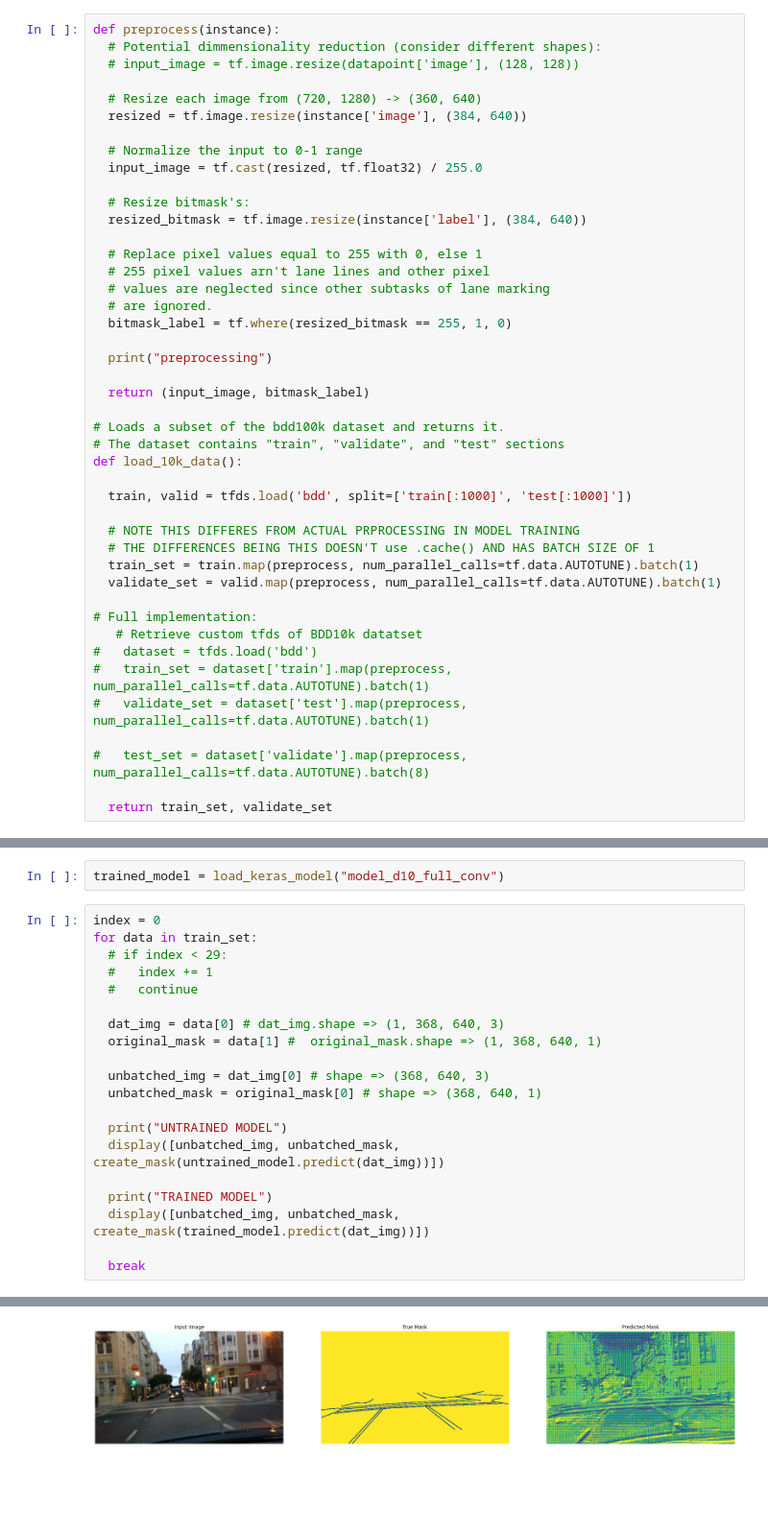
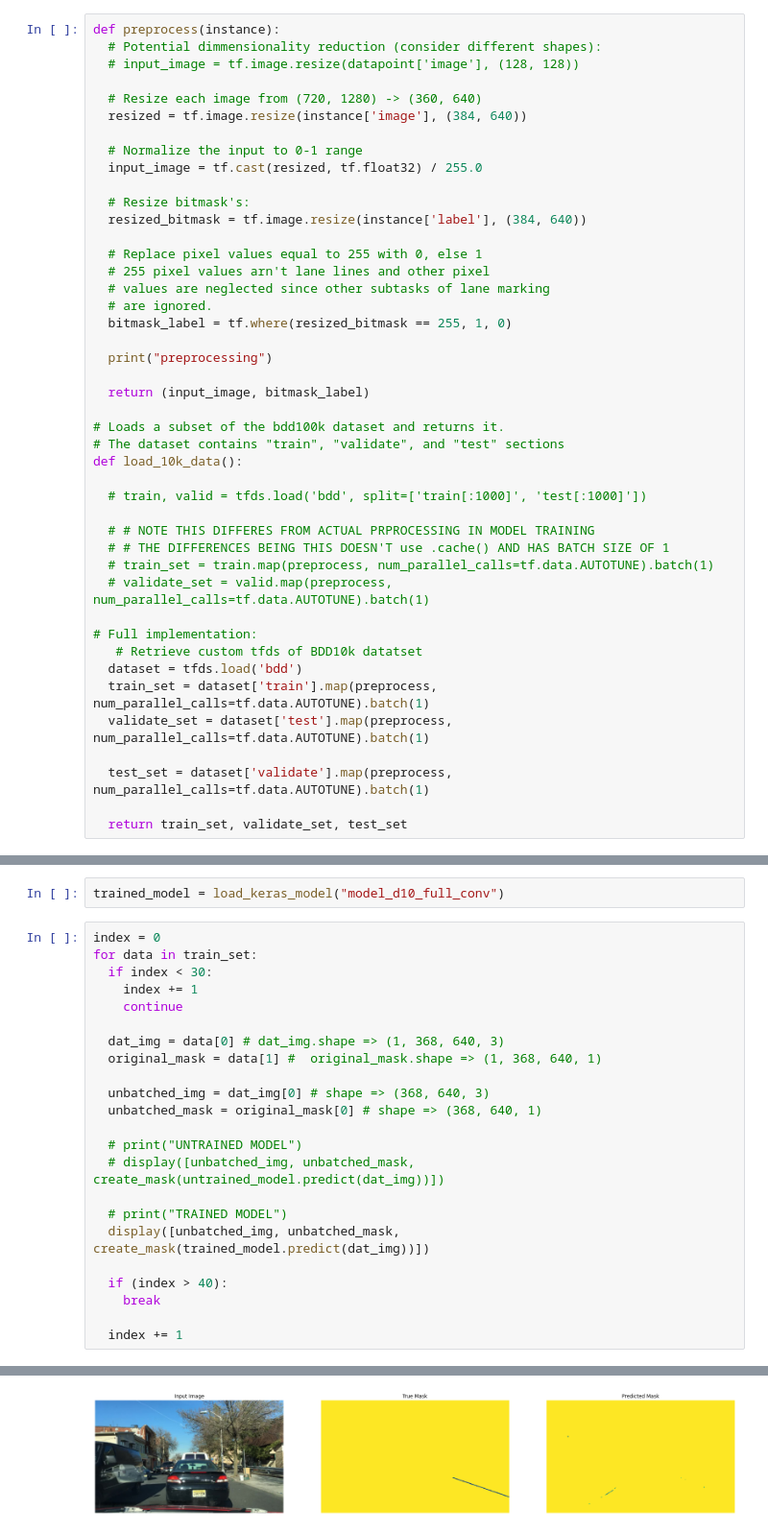
Before and after one commit to davidjperez00/ClosedAI, a Jupyter notebook: 10k_run/testing_architecture2.ipynb, the cells around one changed output, grey strips where cells are left out. Shown at 96% size. Cells and saved outputs as stored; diff of their text form; blank space fills up the shorter version.

```diff
--- a/10k_run/testing_architecture2.ipynb
+++ b/10k_run/testing_architecture2.ipynb
@@ -67,22 +67,22 @@ def preprocess(instance):
 # The dataset contains "train", "validate", and "test" sections
 def load_10k_data():
 
-  train, valid = tfds.load('bdd', split=['train[:1000]', 'test[:1000]'])
+  # train, valid = tfds.load('bdd', split=['train[:1000]', 'test[:1000]'])
 
-  # NOTE THIS DIFFERES FROM ACTUAL PRPROCESSING IN MODEL TRAINING
-  # THE DIFFERENCES BEING THIS DOESN'T use .cache() AND HAS BATCH SIZE OF 1
-  train_set = train.map(preprocess, num_parallel_calls=tf.data.AUTOTUNE).batch(1)
-  validate_set = valid.map(preprocess, num_parallel_calls=tf.data.AUTOTUNE).batch(1)
+  # # NOTE THIS DIFFERES FROM ACTUAL PRPROCESSING IN MODEL TRAINING
+  # # THE DIFFERENCES BEING THIS DOESN'T use .cache() AND HAS BATCH SIZE OF 1
+  # train_set = train.map(preprocess, num_parallel_calls=tf.data.AUTOTUNE).batch(1)
+  # validate_set = valid.map(preprocess, num_parallel_calls=tf.data.AUTOTUNE).batch(1)
 
 # Full implementation:
    # Retrieve custom tfds of BDD10k datatset
-#   dataset = tfds.load('bdd')
-#   train_set = dataset['train'].map(preprocess, num_parallel_calls=tf.data.AUTOTUNE).batch(1)
-#   validate_set = dataset['test'].map(preprocess, num_parallel_calls=tf.data.AUTOTUNE).batch(1)
+  dataset = tfds.load('bdd')
+  train_set = dataset['train'].map(preprocess, num_parallel_calls=tf.data.AUTOTUNE).batch(1)
+  validate_set = dataset['test'].map(preprocess, num_parallel_calls=tf.data.AUTOTUNE).batch(1)
 
-#   test_set = dataset['validate'].map(preprocess, num_parallel_calls=tf.data.AUTOTUNE).batch(8)
+  test_set = dataset['validate'].map(preprocess, num_parallel_calls=tf.data.AUTOTUNE).batch(1)
 
-  return train_set, validate_set
+  return train_set, validate_set, test_set
 # %% [markdown]
 ## Code from new `model.py`
 # %%
@@ -231,9 +244,9 @@ trained_model = load_keras_model("model_d10_full_conv")
 # %%
 index = 0
 for data in train_set:
-  # if index < 29:
-  #   index += 1
-  #   continue
+  if index < 30:
+    index += 1
+    continue
 
   dat_img = data[0] # dat_img.shape => (1, 368, 640, 3)
   original_mask = data[1] #  original_mask.shape => (1, 368, 640, 1)
@@ -241,11 +254,14 @@ for data in train_set:
   unbatched_img = dat_img[0] # shape => (368, 640, 3)
   unbatched_mask = original_mask[0] # shape => (368, 640, 1)
 
-  print("UNTRAINED MODEL")
-  display([unbatched_img, unbatched_mask, create_mask(untrained_model.predict(dat_img))])
+  # print("UNTRAINED MODEL")
+  # display([unbatched_img, unbatched_mask, create_mask(untrained_model.predict(dat_img))])
 
-  print("TRAINED MODEL")
+  # print("TRAINED MODEL")
   display([unbatched_img, unbatched_mask, create_mask(trained_model.predict(dat_img))])
 
-  break
+  if (index > 40):
+    break
+
+  index += 1
 # %% [output]
@@ -254 +269 @@ UNTRAINED MODEL
-[figure, old version]
+[figure, new version]
```
Also changed, not shown: parts of 10 cells of this notebook, 10 other files.
